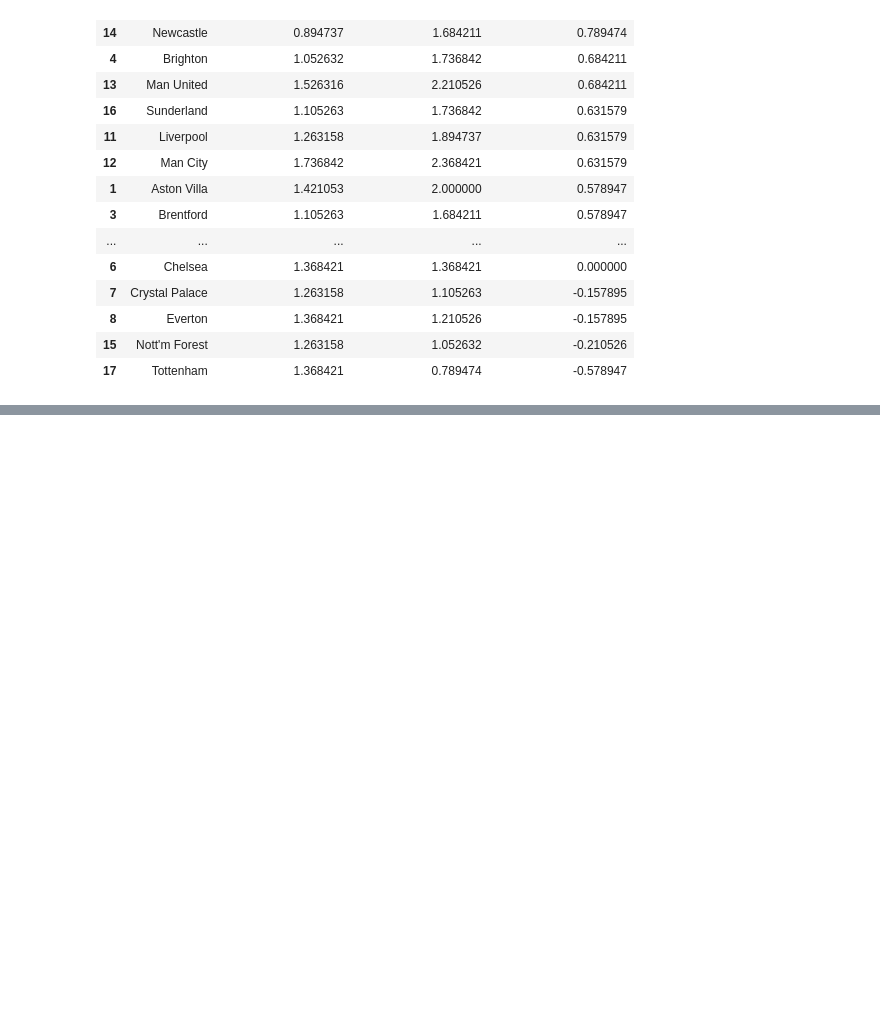
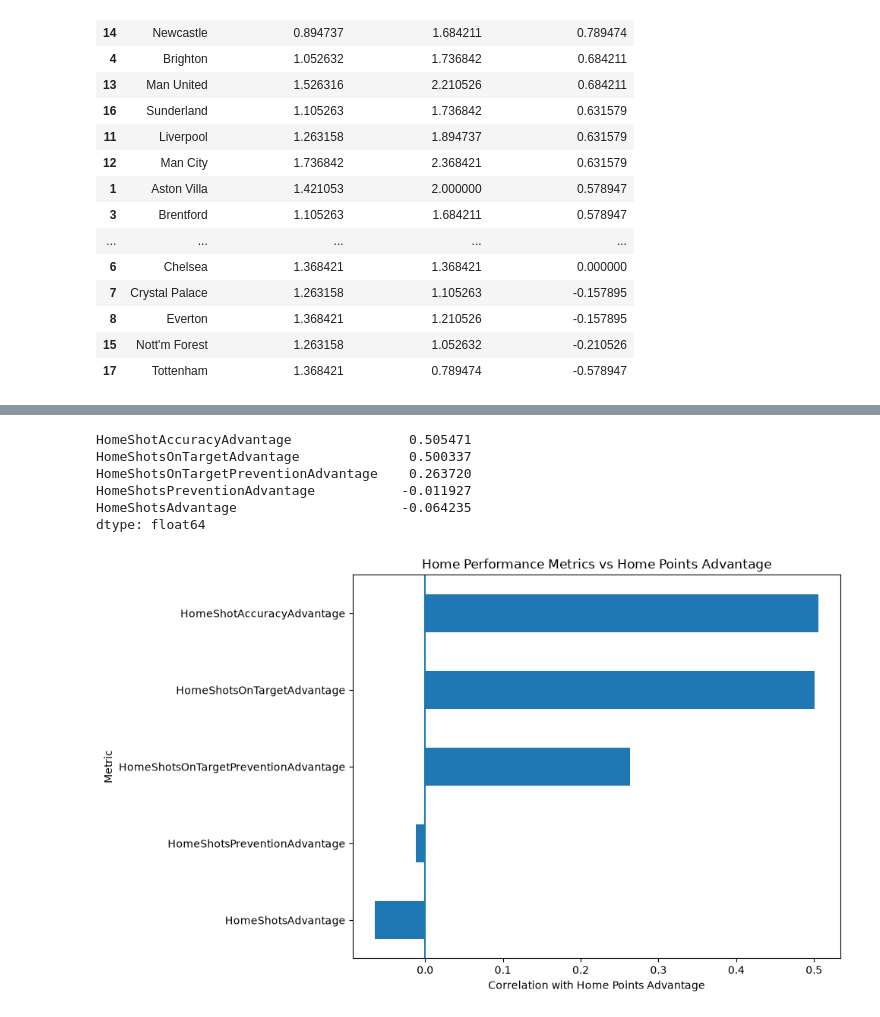
Before and after one commit to orms123/premier-league-performance-intelligence, a Jupyter notebook: notebooks/01_data_exploration.ipynb, the cells around one changed output, grey strips where cells are left out. Drawn from its saved outputs; the diff is of its cells as text; code cells hidden in the pictures; blank space fills up the shorter version.

```diff
--- a/notebooks/01_data_exploration.ipynb
+++ b/notebooks/01_data_exploration.ipynb
@@ -1389,0 +1948,12 @@ home_away_points_comparison.sort_values(
+# %%
+home_away_analysis = home_away_analysis.merge(
+    home_away_shots_conceded_comparison[
+        [
+            'Team',
+            'HomeShotsPreventionAdvantage',
+            'HomeShotsOnTargetPreventionAdvantage'
+        ]
+    ],
+    on='Team',
+    how='inner'
+)
@@ -1389,0 +1983,34 @@ home_away_points_comparison.sort_values(
+# %%
+correlations = home_away_analysis[
+    [
+        'HomeShotsAdvantage',
+        'HomeShotAccuracyAdvantage',
+        'HomeShotsOnTargetAdvantage',
+        'HomeShotsPreventionAdvantage',
+        'HomeShotsOnTargetPreventionAdvantage'
+    ]
+].corrwith(
+    home_away_analysis['HomePointsAdvantage']
+).sort_values(ascending=False)
+
+correlations
+# %% [output]
+HomeShotAccuracyAdvantage               0.505471
+HomeShotsOnTargetAdvantage              0.500337
+HomeShotsOnTargetPreventionAdvantage    0.263720
+HomeShotsPreventionAdvantage           -0.011927
+HomeShotsAdvantage                     -0.064235
+dtype: float64
+# %%
+plt.figure(figsize=(10, 6))
+
+correlations.sort_values().plot(kind='barh')
+
+plt.xlabel('Correlation with Home Points Advantage')
+plt.ylabel('Metric')
+plt.title('Home Performance Metrics vs Home Points Advantage')
+plt.axvline(0)
+plt.tight_layout()
+plt.show()
+# %% [output]
+[figure, added]
```
Also changed, not shown: parts of 47 cells of this notebook.
